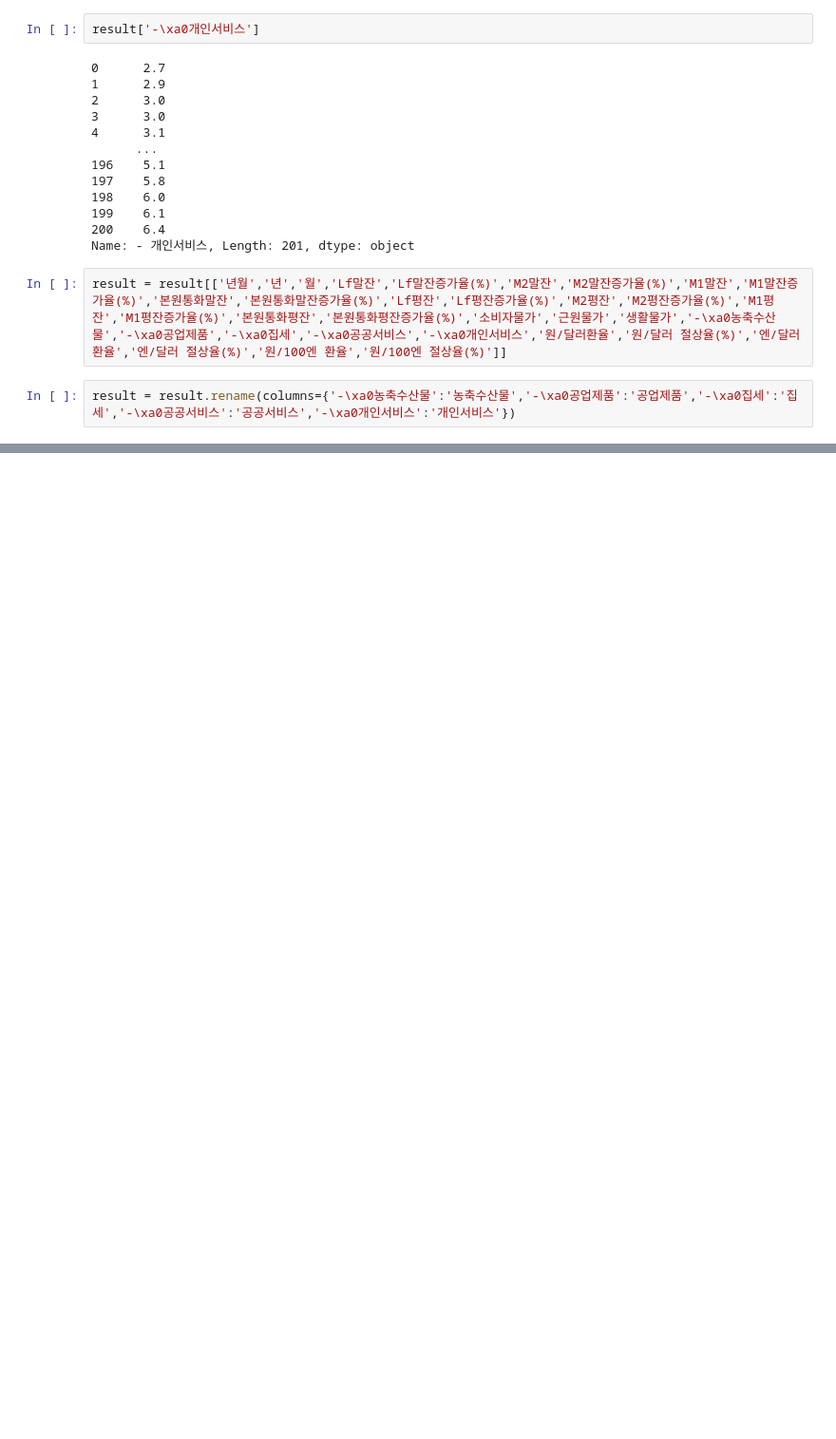
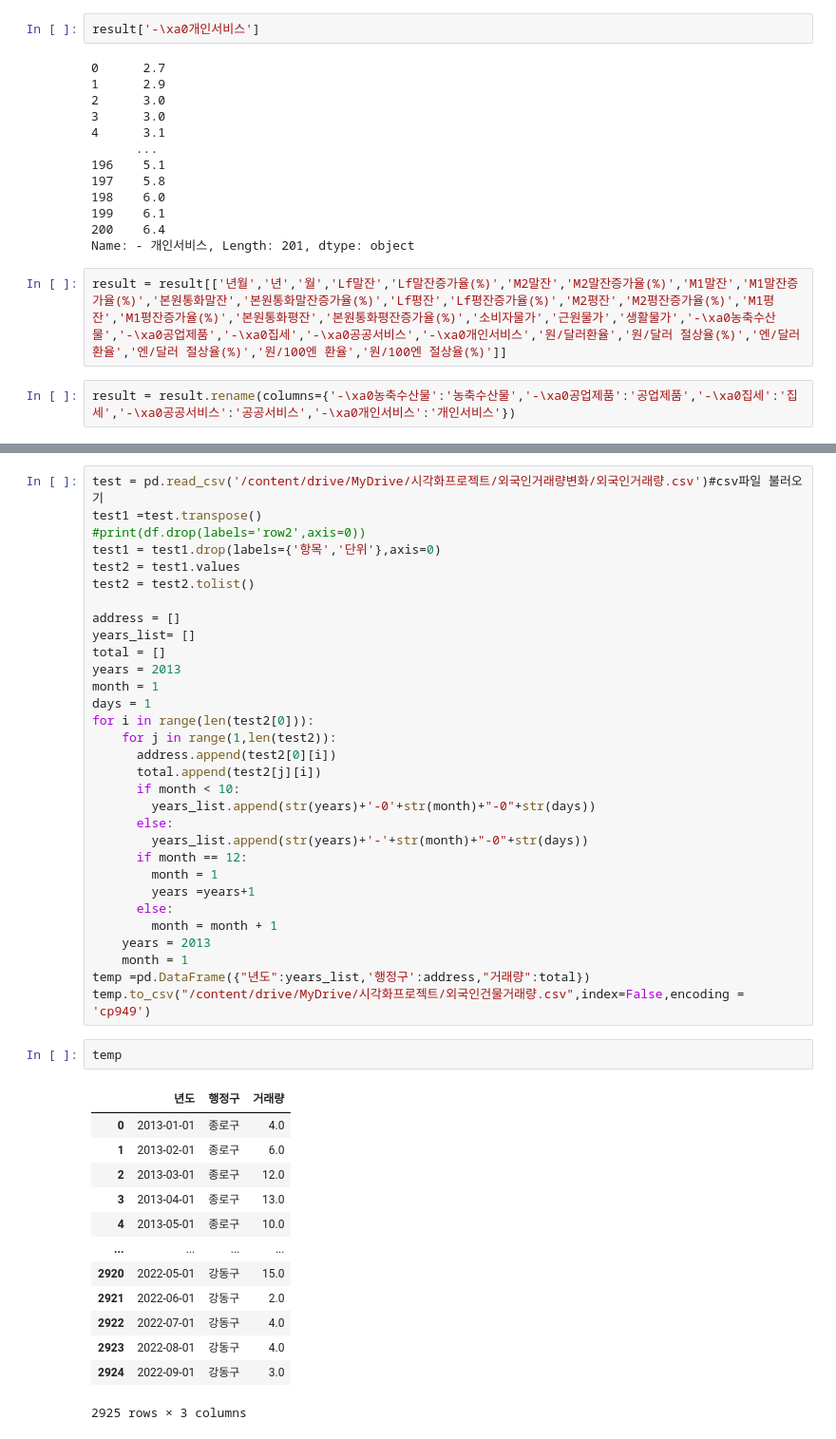
Before and after one commit to Ohjinseo2022/Showmeeverything, a Jupyter notebook: 시각화프로젝트전처리.ipynb, the cells around one changed output, grey strips where cells are left out. Shown: that part at 95% size. Saved outputs shown, nothing was run; the diff lists cells and outputs as text; blank space fills up the shorter version.

```diff
--- a/시각화프로젝트전처리.ipynb
+++ b/시각화프로젝트전처리.ipynb
@@ -450,0 +534,47 @@ file4.to_csv("/content/drive/MyDrive/시각화프로젝
+# %%
+test = pd.read_csv('/content/drive/MyDrive/시각화프로젝트/외국인거래량변화/외국인거래량.csv')#csv파일 불러오기
+test1 =test.transpose()
+#print(df.drop(labels='row2',axis=0))
+test1 = test1.drop(labels={'항목','단위'},axis=0)
+test2 = test1.values
+test2 = test2.tolist()
+
+address = []
+years_list= []
+total = []
+years = 2013
+month = 1
+days = 1
+for i in range(len(test2[0])):
+    for j in range(1,len(test2)):
+      address.append(test2[0][i])
+      total.append(test2[j][i])
+      if month < 10:
+        years_list.append(str(years)+'-0'+str(month)+"-0"+str(days))
+      else:
+        years_list.append(str(years)+'-'+str(month)+"-0"+str(days))
+      if month == 12:
+        month = 1
+        years =years+1
+      else:
+        month = month + 1
+    years = 2013
+    month = 1
+temp =pd.DataFrame({"년도":years_list,'행정구':address,"거래량":total})
+temp.to_csv("/content/drive/MyDrive/시각화프로젝트/외국인건물거래량.csv",index=False,encoding = 'cp949')
+# %%
+temp
+# %% [output]
+|  | 년도 | 행정구 | 거래량 |
+| 0 | 2013-01-01 | 종로구 | 4.0 |
+| 1 | 2013-02-01 | 종로구 | 6.0 |
+| 2 | 2013-03-01 | 종로구 | 12.0 |
+| 3 | 2013-04-01 | 종로구 | 13.0 |
+| 4 | 2013-05-01 | 종로구 | 10.0 |
+| ... | ... | ... | ... |
+| 2920 | 2022-05-01 | 강동구 | 15.0 |
+| 2921 | 2022-06-01 | 강동구 | 2.0 |
+| 2922 | 2022-07-01 | 강동구 | 4.0 |
+| 2923 | 2022-08-01 | 강동구 | 4.0 |
+| 2924 | 2022-09-01 | 강동구 | 3.0 |
+2925 rows × 3 columns
```
Also changed, not shown: parts of 11 cells of this notebook.
